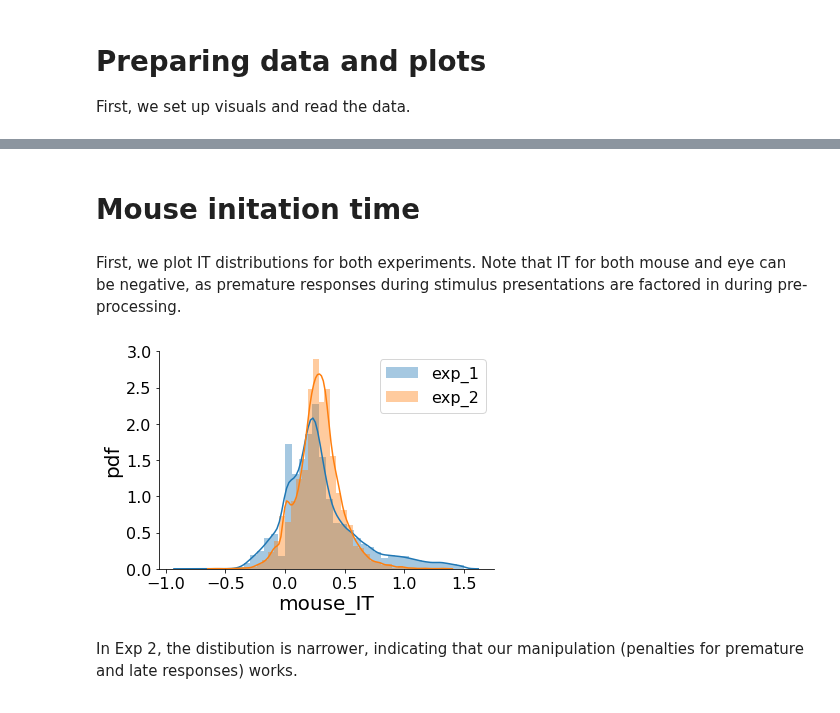
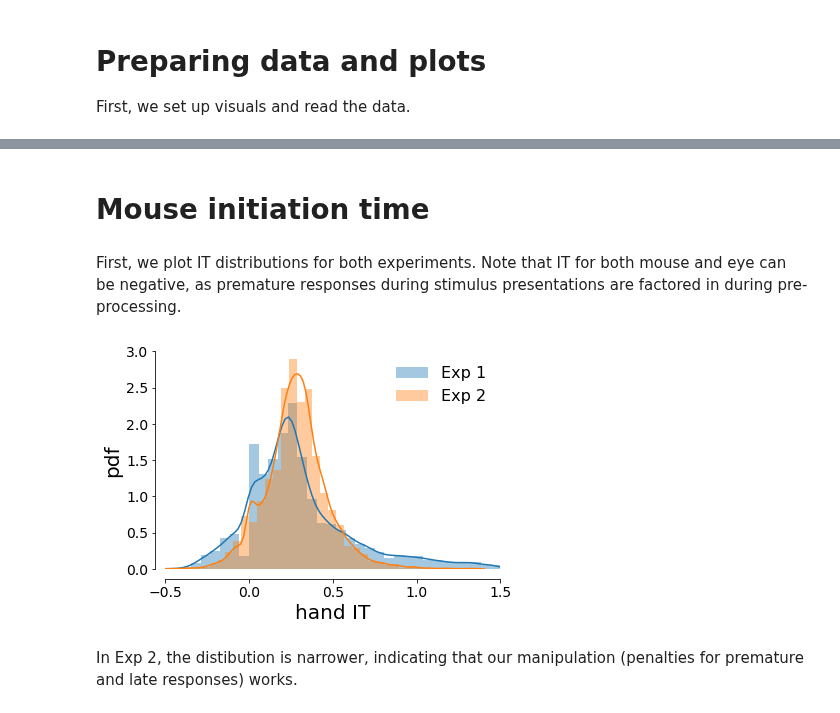
Before and after one commit to cherepaha/eyehandrdk, a Jupyter notebook: initiation_times.ipynb, the cells around one changed output, grey strips where cells are left out. Cells and saved outputs as stored; diff of their text form; code cells hidden in the pictures.

```diff
--- a/initiation_times.ipynb
+++ b/initiation_times.ipynb
@@ -78,0 +18,27 @@ Next we have a function which will plot individual- and group-level mean values
+# %%
+%matplotlib inline
+%load_ext autoreload
+%autoreload 2
+import numpy as np
+import pandas as pd
+import matplotlib as mpl
+import matplotlib.pyplot as plt
+import seaborn as sns
+import random
+import data_reader, data_analyser, trajectory_plotter
+
+dr = data_reader.DataReader()
+exp_1, exp_2 = 'Exp 1', 'Exp 2'
+choices_1, dynamics_1 = dr.get_data(path='../../data/HEM_exp_1/processed/', rename_vars=True, IT_threshold=1.5)
+choices_2, dynamics_2 = dr.get_data(path='../../data/HEM_exp_2/processed/', rename_vars=True, IT_threshold=1.5)
+
+# here we need to highlight the data by subj_id, and this is currently not possible in seaborn with multi-index dataframes
+choices_1 = choices_1.reset_index()
+choices_2 = choices_2.reset_index()
+
+choices = choices_2
+
+#set precision for displaying float-point values in the notebook
+pd.options.display.float_format = '{:,.3f}'.format
+# color palette for sequential data
+palette_sqn = 'viridis_r'
@@ -120,18 +126,19 @@ def plot_var_vs_coherence(choices, exp, var, estimator=np.mean):
 # %% [markdown]
 <a name="mouse_IT"></a>
-# Mouse initation time
+# Mouse initiation time
 # %% [markdown]
 First, we plot IT distributions for both experiments. Note that IT for both mouse and eye can be negative, as premature responses during stimulus presentations are factored in during pre-processing.
 # %%
-ax = sns.distplot(choices_1.mouse_IT, bins=40, label=exp_1)
-sns.distplot(choices_2.mouse_IT, bins=40, label=exp_2, ax=ax)
+ax = sns.distplot(choices_1['hand IT'], bins=40, label=exp_1)
+sns.distplot(choices_2['hand IT'], bins=40, label=exp_2, ax=ax)
 ax.set_ylabel('pdf')
-# ax.set_xlim(-0.5, 3)
+ax.set_xlim(-0.5, 1.5)
 ax.set_ylim(0, 3)
-plt.legend()
-plt.savefig('figures/mouse_IT', bbox_inches='tight')
+sns.despine(ax=ax, trim=True, offset=10)
+plt.legend(frameon=False)
+plt.savefig('figures/hand_IT', bbox_inches='tight')
 # %% [output]
-[figure, old version]
+[figure, new version]
 # %% [markdown]
 In Exp 2, the distibution is narrower, indicating that our manipulation (penalties for premature and late responses) works.
 # %% [markdown]
```
Also changed, not shown: parts of 40 cells of this notebook, 8 other files.
